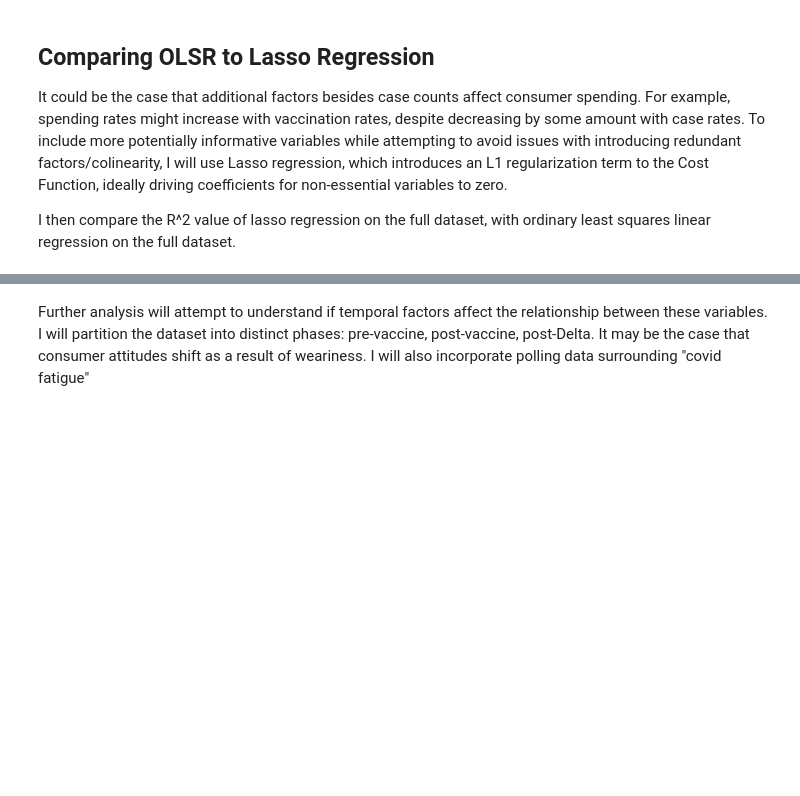
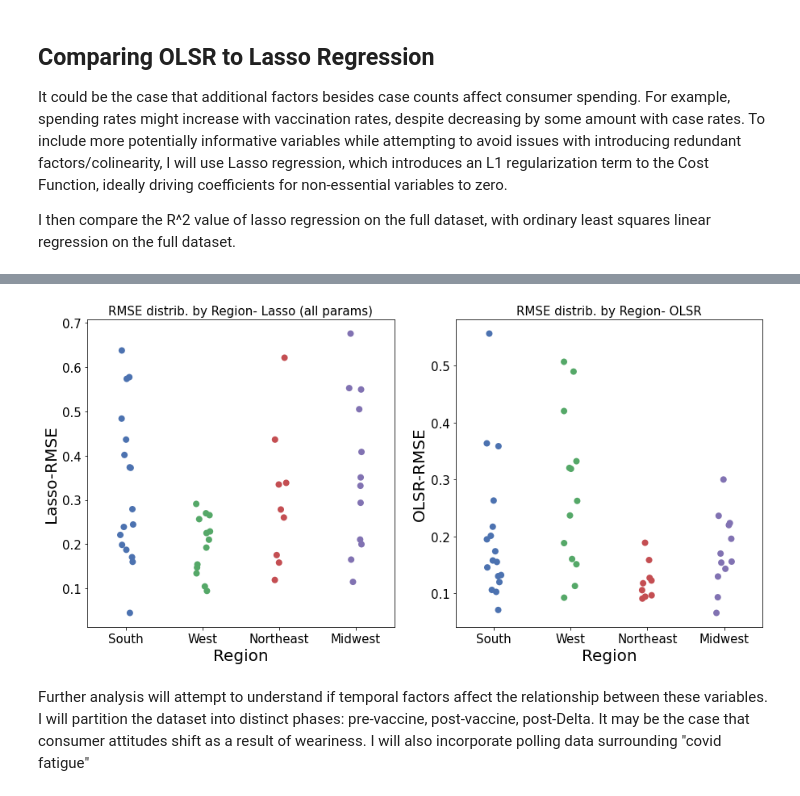
Before and after one commit to cjohnsoncruz/covid_spread_and_business_revenue, a Jupyter notebook: Quantifying_how_Covid_Case_Rates_affect_Business_Revenue.ipynb, the cells around one changed output, grey strips where cells are left out. Cells and saved outputs as stored; diff of their text form; code cells hidden in the pictures; blank space fills up the shorter version.

```diff
--- a/Quantifying_how_Covid_Case_Rates_affect_Business_Revenue.ipynb
+++ b/Quantifying_how_Covid_Case_Rates_affect_Business_Revenue.ipynb
@@ -440,0 +363,4 @@ sm.qqplot(residuals_OLS['California'])
+# %%
+#try using a dict input
+df_model_performance_by_state = pd.DataFrame.from_dict(linreg_r_squared_mean, orient = 'index', columns = ['OLSR R2'])
+df_model_performance_by_state
@@ -615,3 +562,19 @@ ax[1].set_title('R2 distrib. by Region- OLSR', fontsize=15);
+# %%
+#create boxplot of state values by region
+fig, ax = plt.subplots(1,2, figsize = (15,7))
+g= sns.stripplot(x = 'Region', y = "Lasso-RMSE", data = df_model_performance_by_state, size = 8, ax = ax[0]);
+ax[0].tick_params(labelsize=15)
+ax[0].xaxis.label.set_fontsize(20)
+ax[0].yaxis.label.set_fontsize(20)
+ax[0].set_title('RMSE distrib. by Region- Lasso (all params)', fontsize=15);
+
+g= sns.stripplot(x = 'Region', y = "OLSR-RMSE", data = df_model_performance_by_state, size = 8, ax = ax[1]);
+ax[1].tick_params(labelsize=15)
+ax[1].xaxis.label.set_fontsize(20)
+ax[1].yaxis.label.set_fontsize(20)
+ax[1].set_title('RMSE distrib. by Region- OLSR', fontsize=15);
+# %% [output]
+[figure, added]
 # %% [markdown]
 
 
```
Also changed, not shown: parts of 41 cells of this notebook.
